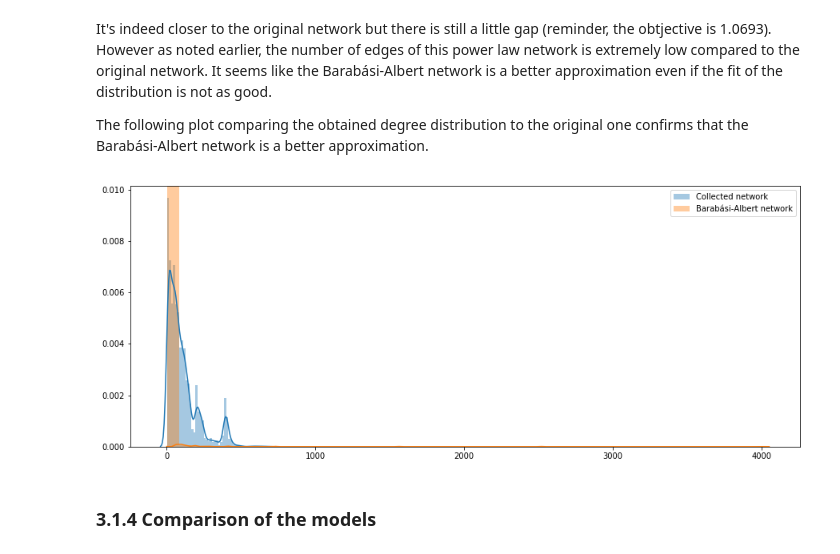
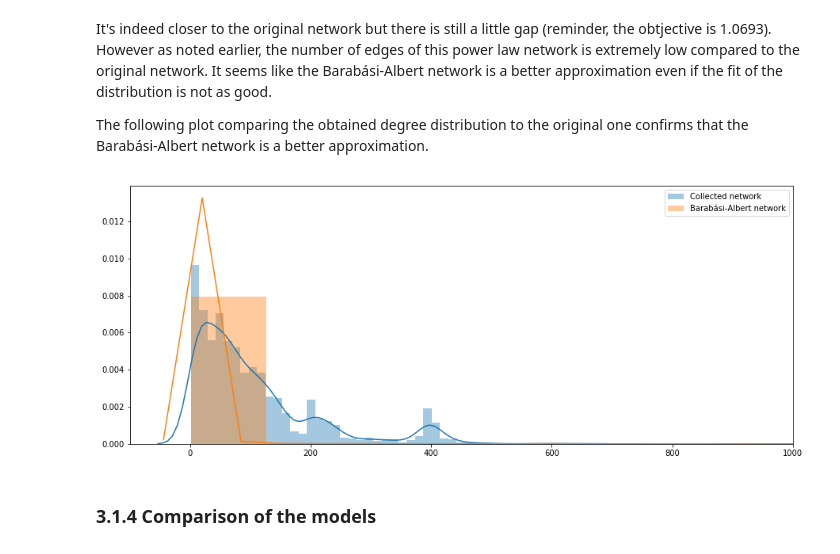
Before and after one commit to armand33/wikipedia_graph, a Jupyter notebook: ntds_project.ipynb, the cells around one changed output. Drawn from its saved outputs; the diff is of its cells as text; code cells hidden in the pictures.

```diff
--- a/ntds_project.ipynb
+++ b/ntds_project.ipynb
@@ -419,15 +419,17 @@ The following plot comparing the obtained degree distribution to the original on
 # %%
 pl_degrees = list(dict(power_law.degree()).values())
 
 f, ax = plt.subplots(figsize=(15, 6))
 
 sns.distplot(degrees_truncated, label='Collected network', ax=ax)
 sns.distplot(pl_degrees, label='Barabási-Albert network', ax=ax)
 
 plt.legend(loc='upper right')
+axes = plt.gca()
+axes.set_xlim([-100, 1000])
 plt.show()
 # %% [output]
-[figure, old version]
+[figure, new version]
 # %% [markdown]
 ### 3.1.4 Comparison of the models <a class="anchor" id="Comparison of the models"></a>
 # %% [markdown]
```
Also changed, not shown: parts of 3 cells of this notebook.
